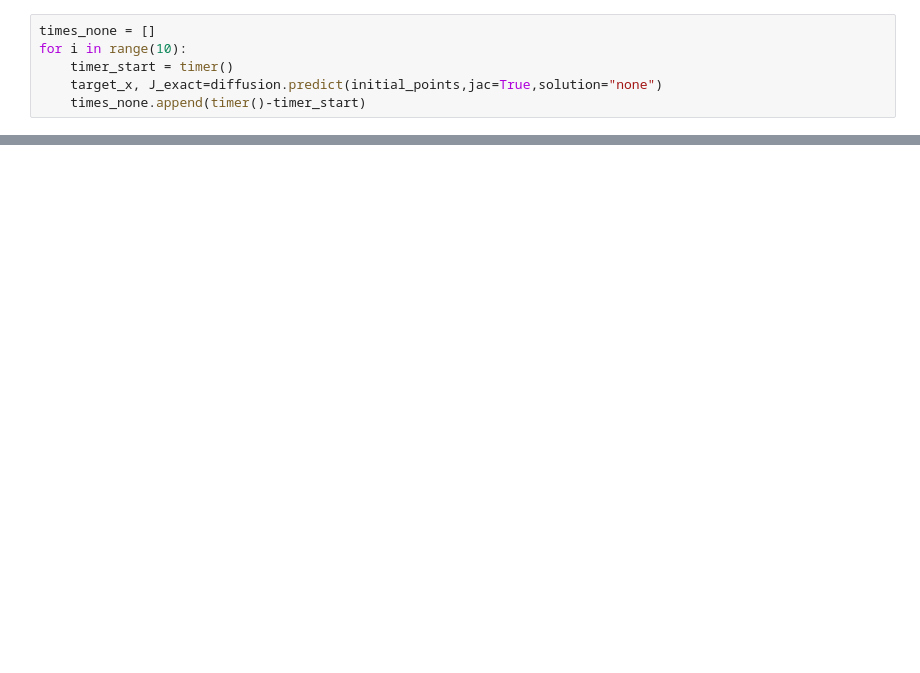
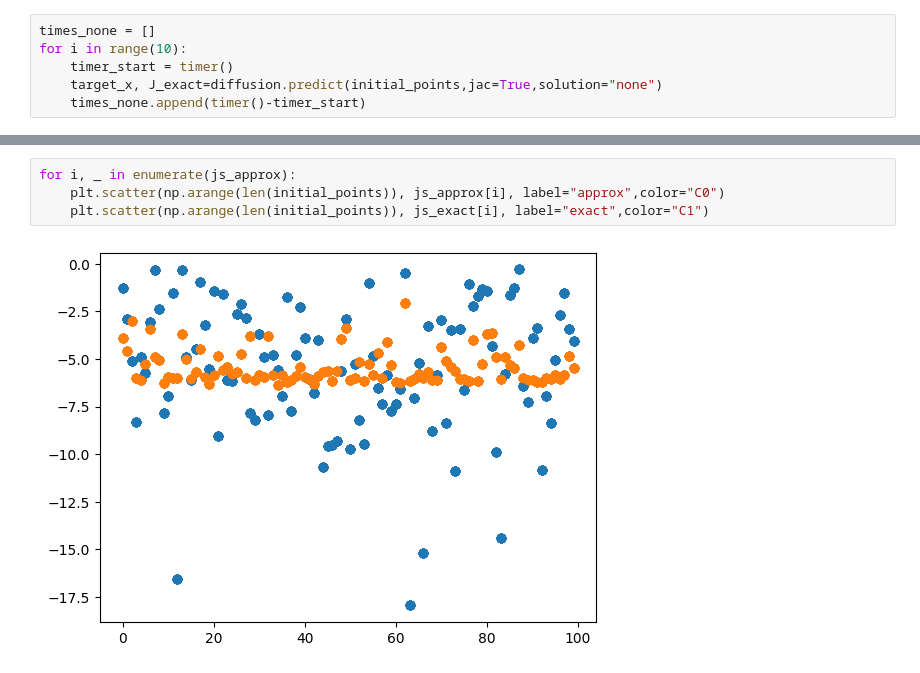
Before and after one commit to yallup/fusions, a Jupyter notebook: demo_diffusion.ipynb, the cells around one changed output, grey strips where cells are left out. Cells and saved outputs as stored; diff of their text form; blank space fills up the shorter version.

```diff
--- a/demo_diffusion.ipynb
+++ b/demo_diffusion.ipynb
@@ -140,0 +145,6 @@ Text(0, 0.5, 'time (s)')
+# %%
+for i, _ in enumerate(js_approx):
+    plt.scatter(np.arange(len(initial_points)), js_approx[i], label="approx",color="C0")
+    plt.scatter(np.arange(len(initial_points)), js_exact[i], label="exact",color="C1")
+# %% [output]
+[figure, added]
```
Also changed, not shown: parts of 3 cells of this notebook, 3 other files.
